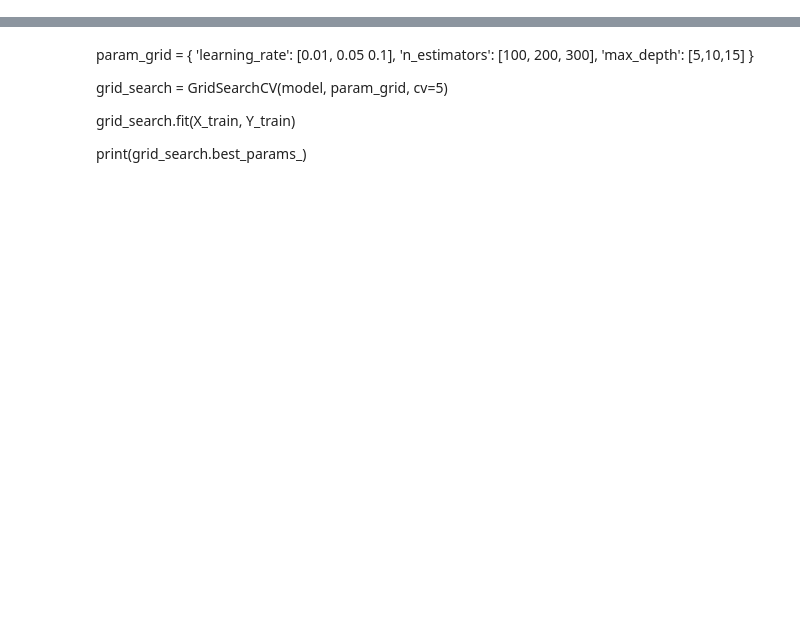
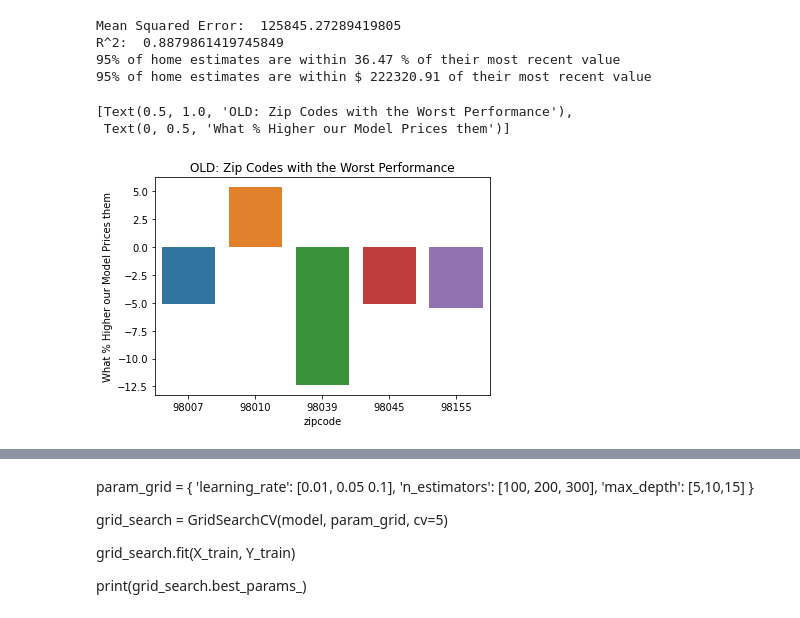
Before and after one commit to Dr-Iggs/jberds-housing, a Jupyter notebook: base-model, off by 132783.90.ipynb, the cells around one changed output, grey strips where cells are left out. Drawn from its saved outputs; the diff is of its cells as text; code cells hidden in the pictures; blank space fills up the shorter version.

```diff
--- a/base-model, off by 132783.90.ipynb
+++ b/base-model, off by 132783.90.ipynb
@@ -23 +18,24 @@ housing = fix_data(housing)
+# %%
+print("Mean Squared Error: ", mean_squared_error(Y_test, predictions, squared=False),
+            "\nR^2: ", r2_score(Y_test,predictions),
+            "\n95% of home estimates are within", round((abs(Y_test-predictions)/Y_test).quantile(.95)*100,2), "% of their most recent value",
+            "\n95% of home estimates are within $", round(abs(Y_test-predictions).quantile(.95),2), "of their most recent value")
+
+
+weights = np.where(Y_train < 400000, 2, 1)
+
+equality = pd.concat([(predictions-Y_test)/Y_test*100,X_test1.zipcode],axis=1).groupby('zipcode').median().reset_index()
+equality['abs_price'] =equality.price.abs()
+equality = equality.sort_values('abs_price',ascending=False)
+# The 5 zip codes where our model most consistently under- or over- estimates
+sns.barplot(data=equality.head(),x='zipcode',y='price').set(title='OLD: Zip Codes with the Worst Performance',
+                                                            ylabel='What % Higher our Model Prices them')
+# %% [output]
+Mean Squared Error:  125845.27289419805
+R^2:  0.8879861419745849
+95% of home estimates are within 36.47 % of their most recent value
+95% of home estimates are within $ 222320.91 of their most recent value
+[Text(0.5, 1.0, 'OLD: Zip Codes with the Worst Performance'),
+ Text(0, 0.5, 'What % Higher our Model Prices them')]
+[figure, added]
 # %%
```
Also changed, not shown: parts of 13 cells of this notebook.
